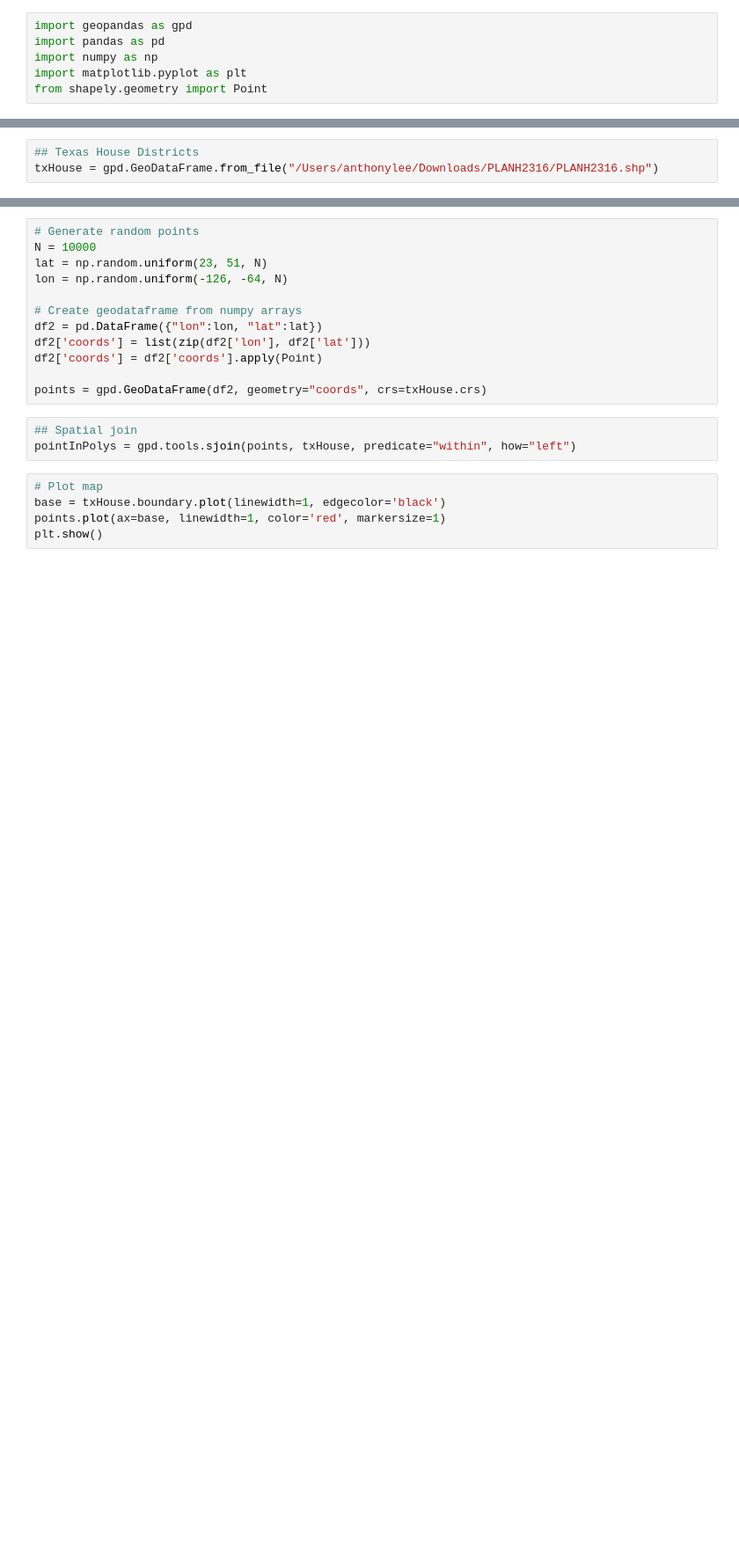
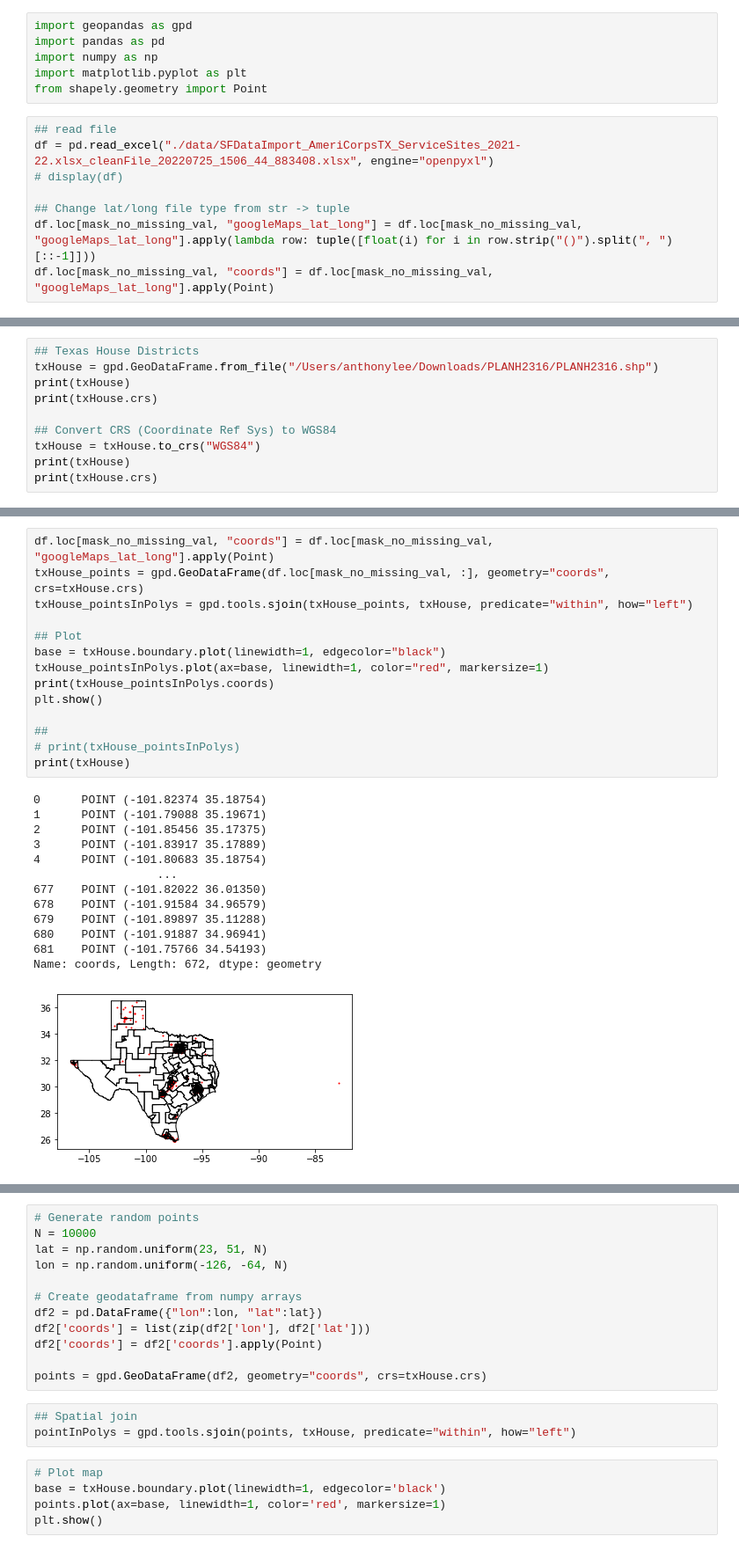
Before and after one commit to aoot/Texas-District-Mapping, a Jupyter notebook: Cleaning Address and Mapping.ipynb, the cells around one changed output, grey strips where cells are left out. Shown at 88% size. Drawn from its saved outputs; the diff is of its cells as text; blank space fills up the shorter version.

Commit message:
Fixed point in poly.

```diff
--- a/Cleaning Address and Mapping.ipynb
+++ b/Cleaning Address and Mapping.ipynb
@@ -165,3 +199,11 @@ import pandas as pd
 import numpy as np
 import matplotlib.pyplot as plt
 from shapely.geometry import Point
+# %%
+## read file
+df = pd.read_excel("./data/SFDataImport_AmeriCorpsTX_ServiceSites_2021-22.xlsx_cleanFile_20220725_1506_44_883408.xlsx", engine="openpyxl")
+# display(df)
+
+## Change lat/long file type from str -> tuple
+df.loc[mask_no_missing_val, "googleMaps_lat_long"] = df.loc[mask_no_missing_val, "googleMaps_lat_long"].apply(lambda row: tuple([float(i) for i in row.strip("()").split(", ")[::-1]]))
+df.loc[mask_no_missing_val, "coords"] = df.loc[mask_no_missing_val, "googleMaps_lat_long"].apply(Point)
@@ -168,3 +212,10 @@ from shapely.geometry import Point
 # %%
 ## Texas House Districts
 txHouse = gpd.GeoDataFrame.from_file("/Users/anthonylee/Downloads/PLANH2316/PLANH2316.shp")
+print(txHouse)
+print(txHouse.crs)
+
+## Convert CRS (Coordinate Ref Sys) to WGS84
+txHouse = txHouse.to_crs("WGS84")
+print(txHouse)
+print(txHouse.crs)
@@ -170,0 +240,28 @@ txHouse = gpd.GeoDataFrame.from_file("/Users/anthonylee/Downloads/PLANH2316/PLAN
+# %%
+df.loc[mask_no_missing_val, "coords"] = df.loc[mask_no_missing_val, "googleMaps_lat_long"].apply(Point)
+txHouse_points = gpd.GeoDataFrame(df.loc[mask_no_missing_val, :], geometry="coords", crs=txHouse.crs)
+txHouse_pointsInPolys = gpd.tools.sjoin(txHouse_points, txHouse, predicate="within", how="left")
+
+## Plot
+base = txHouse.boundary.plot(linewidth=1, edgecolor="black")
+txHouse_pointsInPolys.plot(ax=base, linewidth=1, color="red", markersize=1)
+print(txHouse_pointsInPolys.coords)
+plt.show()
+
+##
+# print(txHouse_pointsInPolys)
+print(txHouse)
+# %% [output]
+0      POINT (-101.82374 35.18754)
+1      POINT (-101.79088 35.19671)
+2      POINT (-101.85456 35.17375)
+3      POINT (-101.83917 35.17889)
+4      POINT (-101.80683 35.18754)
+                  ...
+677    POINT (-101.82022 36.01350)
+678    POINT (-101.91584 34.96579)
+679    POINT (-101.89897 35.11288)
+680    POINT (-101.91887 34.96941)
+681    POINT (-101.75766 34.54193)
+Name: coords, Length: 672, dtype: geometry
+[figure, added]
```
Also changed, not shown: parts of 18 cells of this notebook.
